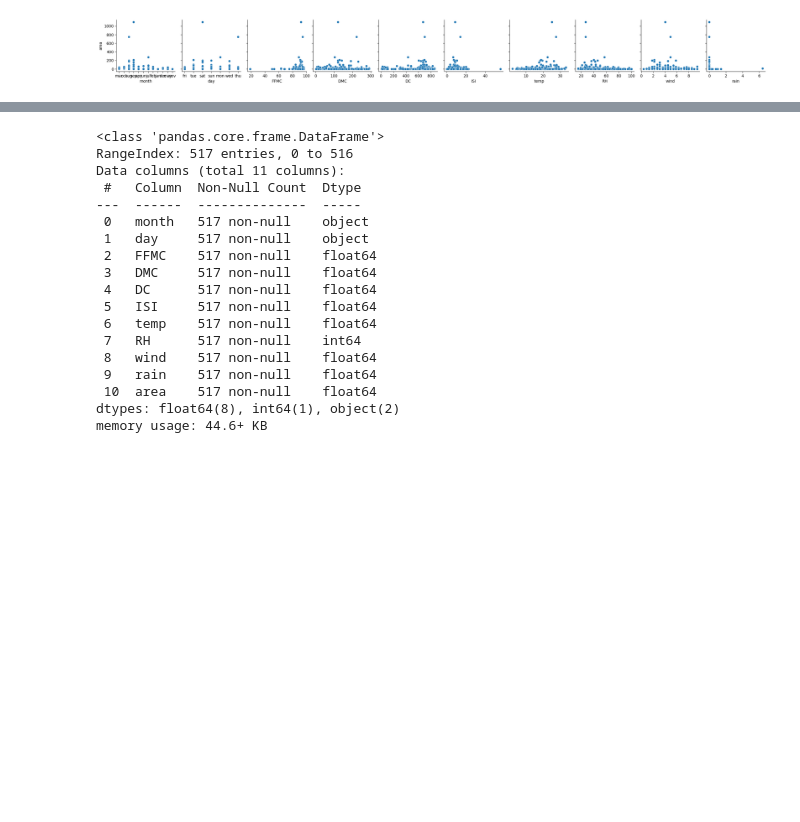
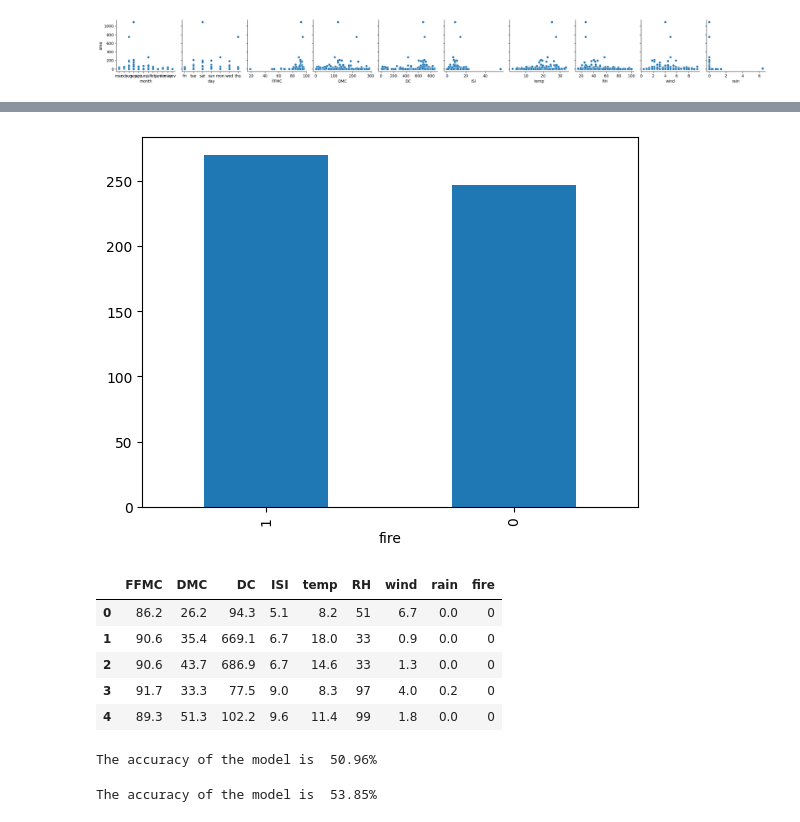
Before and after one commit to JujuGnirt/ML-firesforest, a Jupyter notebook: notebooks/Expl-data.ipynb, the cells around one changed output, grey strips where cells are left out. Saved outputs shown, nothing was run; the diff lists cells and outputs as text; code cells hidden in the pictures; blank space fills up the shorter version.

```diff
--- a/notebooks/Expl-data.ipynb
+++ b/notebooks/Expl-data.ipynb
@@ -84,23 +97,19 @@ plt.show()
+# %%
+#No imbalenced
+fires = fire["fire"].value_counts()
+fires.plot(kind="bar")
+plt.show()
+# %% [output]
+[figure, added]
 # %%
-fire.info()
+test = fire.drop(columns =["month" , "day"])
+test.head()
 # %% [output]
-<class 'pandas.core.frame.DataFrame'>
-RangeIndex: 517 entries, 0 to 516
-Data columns (total 11 columns):
- #   Column  Non-Null Count  Dtype
----  ------  --------------  -----
- 0   month   517 non-null    object
- 1   day     517 non-null    object
- 2   FFMC    517 non-null    float64
- 3   DMC     517 non-null    float64
- 4   DC      517 non-null    float64
- 5   ISI     517 non-null    float64
- 6   temp    517 non-null    float64
- 7   RH      517 non-null    int64
- 8   wind    517 non-null    float64
- 9   rain    517 non-null    float64
- 10  area    517 non-null    float64
-dtypes: float64(8), int64(1), object(2)
-memory usage: 44.6+ KB
+|  | FFMC | DMC | DC | ISI | temp | RH | wind | rain | fire |
+| 0 | 86.2 | 26.2 | 94.3 | 5.1 | 8.2 | 51 | 6.7 | 0.0 | 0 |
+| 1 | 90.6 | 35.4 | 669.1 | 6.7 | 18.0 | 33 | 0.9 | 0.0 | 0 |
+| 2 | 90.6 | 43.7 | 686.9 | 6.7 | 14.6 | 33 | 1.3 | 0.0 | 0 |
+| 3 | 91.7 | 33.3 | 77.5 | 9.0 | 8.3 | 97 | 4.0 | 0.2 | 0 |
+| 4 | 89.3 | 51.3 | 102.2 | 9.6 | 11.4 | 99 | 1.8 | 0.0 | 0 |
 # %%
 #Define features and target ? Try then to classify area by category if continuous number is not
@@ -108,0 +128,18 @@ target = fire["area"]
+# %%
+from sklearn.neighbors import KNeighborsClassifier
+from sklearn.metrics import recall_score, f1_score
+knn = KNeighborsClassifier(n_neighbors=3)
+knn.fit(X_train_norm, y_train)
+y_pred = knn.predict(X_test_norm)
+print(f"The accuracy of the model is {knn.score(X_test_norm, y_test) *100: .2f}%")
+# %% [output]
+The accuracy of the model is  50.96%
+# %%
+from sklearn.neighbors import KNeighborsClassifier
+from sklearn.metrics import recall_score, f1_score
+knn = KNeighborsClassifier(n_neighbors=7)
+knn.fit(X_train_norm, y_train)
+y_pred = knn.predict(X_test_norm)
+print(f"The accuracy of the model is {knn.score(X_test_norm, y_test) *100: .2f}%")
+# %% [output]
+The accuracy of the model is  53.85%
```
Also changed, not shown: parts of 23 cells of this notebook, 1 other file.
